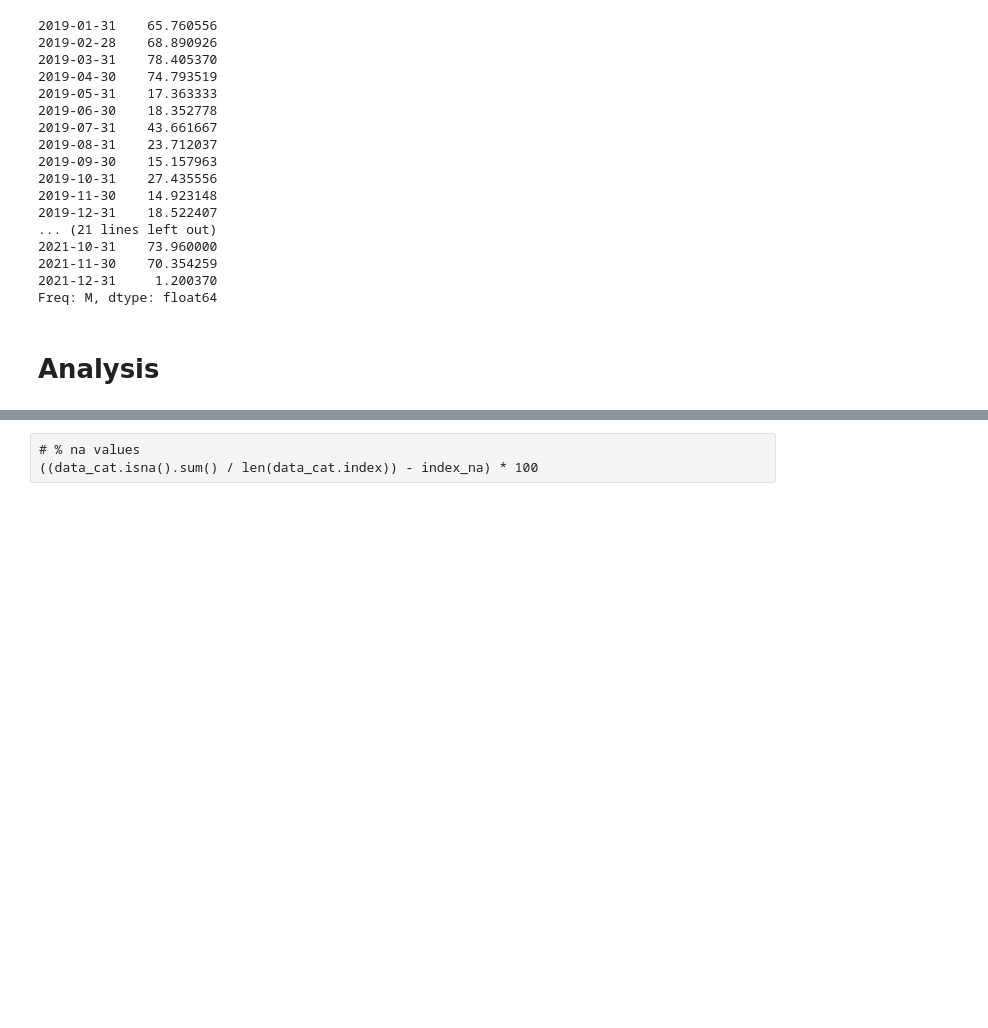
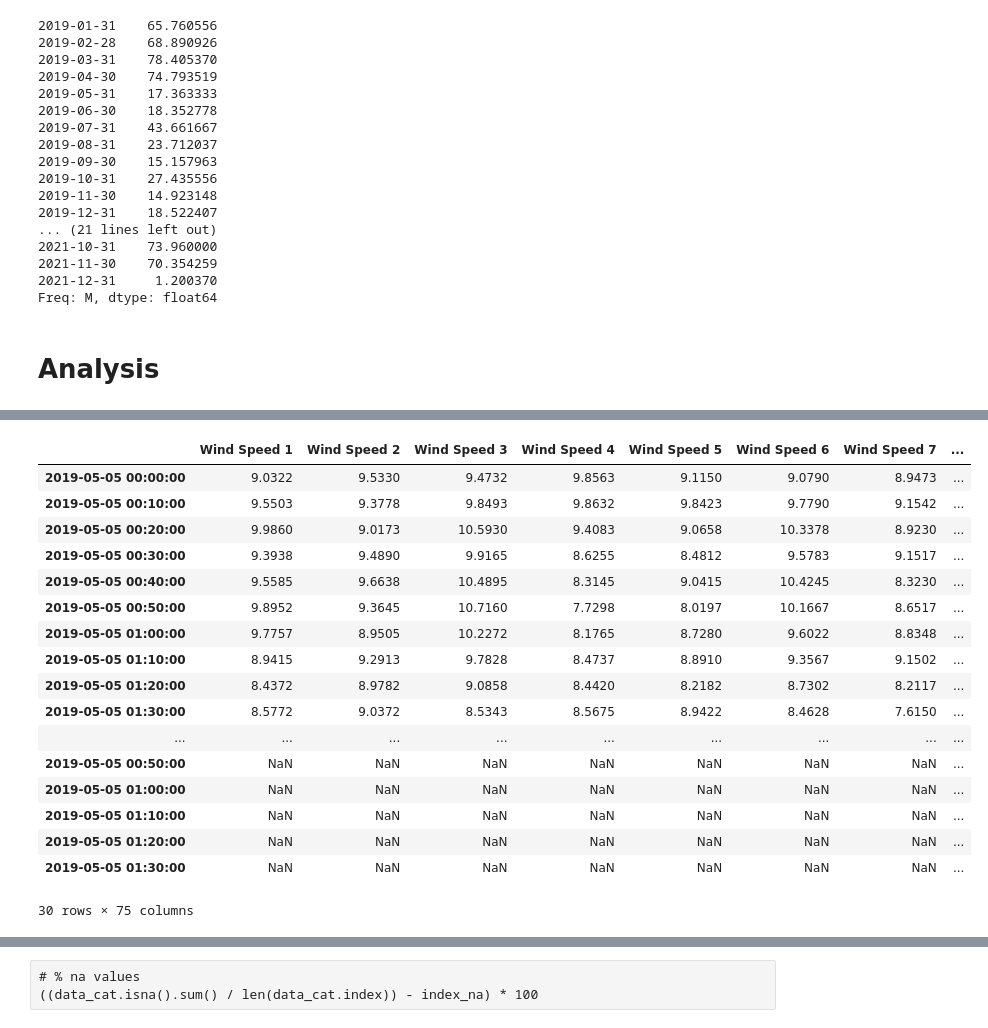
Before and after one commit to AmaurySalles/NextWind, a Jupyter notebook: notebooks/AS_Notebook.ipynb, the cells around one changed output, grey strips where cells are left out. Drawn from its saved outputs; the diff is of its cells as text; code cells hidden in the pictures; blank space fills up the shorter version.

```diff
--- a/notebooks/AS_Notebook.ipynb
+++ b/notebooks/AS_Notebook.ipynb
@@ -126,2 +97,6 @@ clean_data = clean_data.loc['2019-05-01':'2021-09-30']
 # %% [markdown]
 # Analysis
+# %%
+scaled_samples = []
+# %%
+scaled_samples.append(data_cat.head(10))
@@ -128,3 +123,28 @@ clean_data = clean_data.loc['2019-05-01':'2021-09-30']
+# %%
+samples_csv_zip = pd.DataFrame()
+for sample in scaled_samples:
+    samples_csv_zip = pd.concat((samples_csv_zip,sample),ignore_index=False)
+# %%
+samples_csv_zip
+# %% [output]
+|  | Wind Speed 1 | Wind Speed 2 | Wind Speed 3 | Wind Speed 4 | Wind Speed 5 | Wind Speed 6 | Wind Speed 7 | ... |
+| 2019-05-05 00:00:00 | 9.0322 | 9.5330 | 9.4732 | 9.8563 | 9.1150 | 9.0790 | 8.9473 | ... |
+| 2019-05-05 00:10:00 | 9.5503 | 9.3778 | 9.8493 | 9.8632 | 9.8423 | 9.7790 | 9.1542 | ... |
+| 2019-05-05 00:20:00 | 9.9860 | 9.0173 | 10.5930 | 9.4083 | 9.0658 | 10.3378 | 8.9230 | ... |
+| 2019-05-05 00:30:00 | 9.3938 | 9.4890 | 9.9165 | 8.6255 | 8.4812 | 9.5783 | 9.1517 | ... |
+| 2019-05-05 00:40:00 | 9.5585 | 9.6638 | 10.4895 | 8.3145 | 9.0415 | 10.4245 | 8.3230 | ... |
+| 2019-05-05 00:50:00 | 9.8952 | 9.3645 | 10.7160 | 7.7298 | 8.0197 | 10.1667 | 8.6517 | ... |
+| 2019-05-05 01:00:00 | 9.7757 | 8.9505 | 10.2272 | 8.1765 | 8.7280 | 9.6022 | 8.8348 | ... |
+| 2019-05-05 01:10:00 | 8.9415 | 9.2913 | 9.7828 | 8.4737 | 8.8910 | 9.3567 | 9.1502 | ... |
+| 2019-05-05 01:20:00 | 8.4372 | 8.9782 | 9.0858 | 8.4420 | 8.2182 | 8.7302 | 8.2117 | ... |
+| 2019-05-05 01:30:00 | 8.5772 | 9.0372 | 8.5343 | 8.5675 | 8.9422 | 8.4628 | 7.6150 | ... |
+| ... | ... | ... | ... | ... | ... | ... | ... | ... |
+| 2019-05-05 00:50:00 | NaN | NaN | NaN | NaN | NaN | NaN | NaN | ... |
+| 2019-05-05 01:00:00 | NaN | NaN | NaN | NaN | NaN | NaN | NaN | ... |
+| 2019-05-05 01:10:00 | NaN | NaN | NaN | NaN | NaN | NaN | NaN | ... |
+| 2019-05-05 01:20:00 | NaN | NaN | NaN | NaN | NaN | NaN | NaN | ... |
+| 2019-05-05 01:30:00 | NaN | NaN | NaN | NaN | NaN | NaN | NaN | ... |
+30 rows × 75 columns
 # %%
 clean_data.columns
 # %% [output]
```
Also changed, not shown: parts of 15 cells of this notebook, 6 other files.
